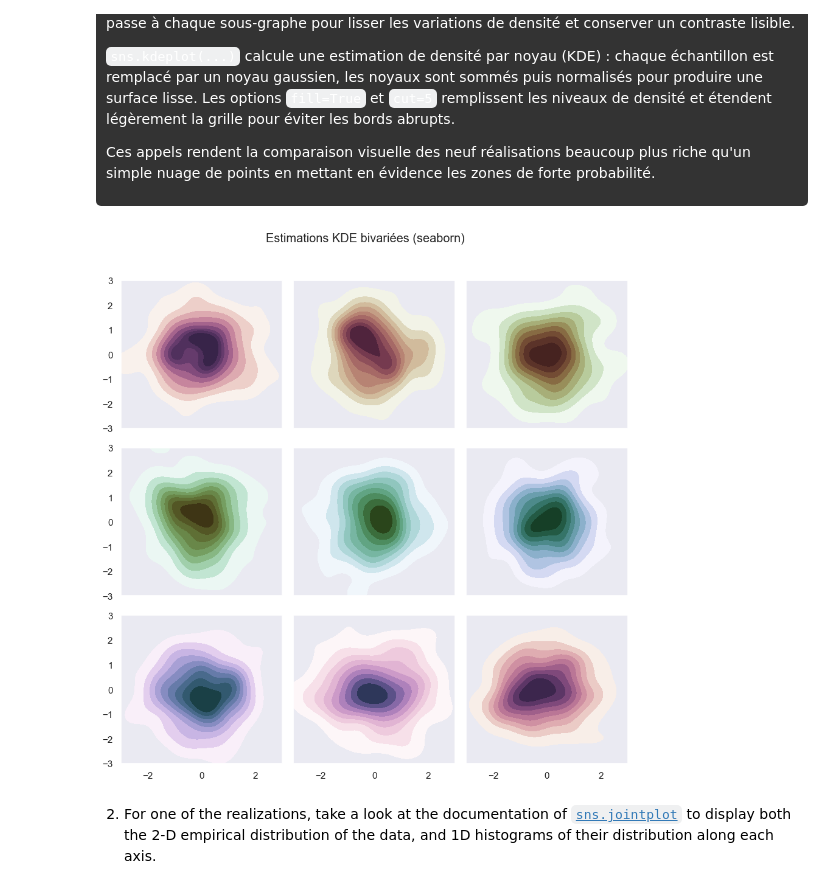
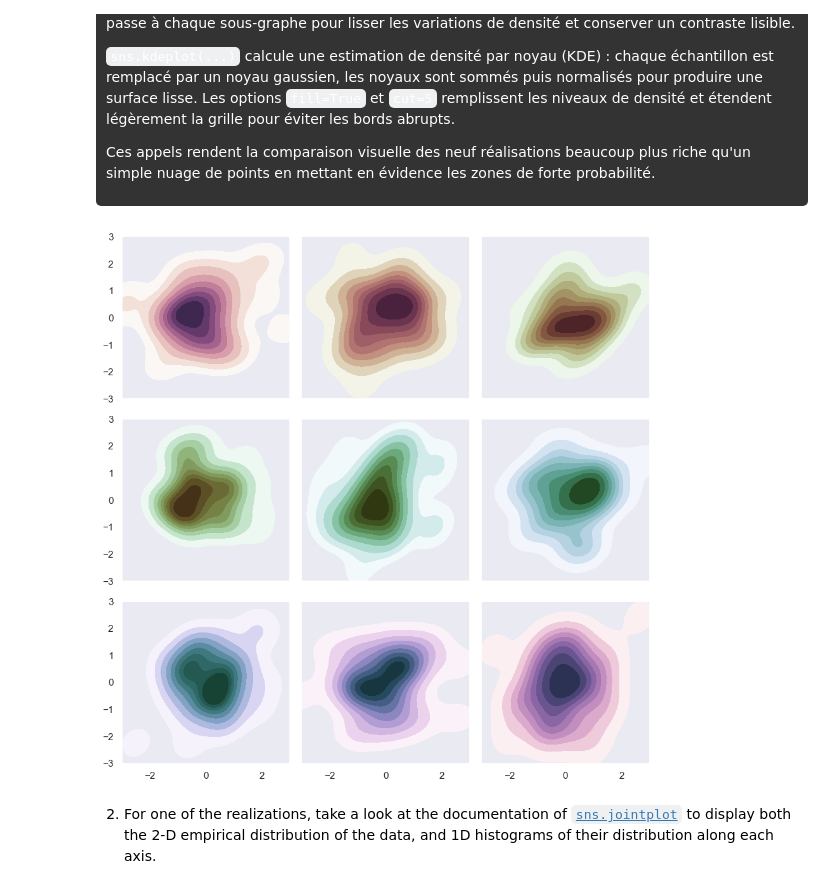
Before and after one commit to rosedel05/LAB1-DELANNOY-DOS-RAMOS, a Jupyter notebook: Labs/Lab5/lab5.ipynb, the cells around one changed output. Drawn from its saved outputs; the diff is of its cells as text; code cells hidden in the pictures.

```diff
--- a/Labs/Lab5/lab5.ipynb
+++ b/Labs/Lab5/lab5.ipynb
@@ -77,30 +77,22 @@ This will become an error in seaborn v0.14.0; please update your code.
   <p>Ces appels rendent la comparaison visuelle des neuf réalisations beaucoup plus riche qu'un simple nuage de points en mettant en évidence les zones de forte probabilité.</p>
 </div>
 # %%
+# On a remplacé shade par fill d'après les messages du code précédent
 
-# Visualisation KDE commentée (même exemple que ci-dessus)
-sns.set(style="dark")  # Thème sombre homogène pour l'ensemble des tracés
-rng = np.random.default_rng(50)  # Générateur fixé pour obtenir les mêmes nuages à chaque exécution
+sns.set(style="dark") # Thème sombre pour l'ensemble des tracés
+rng = np.random.default_rng(50) # Générateur fixé pour obtenir les mêmes nuages à chaque exécution
 
-fig, axes = plt.subplots(3, 3, figsize=(9, 9), sharex=True, sharey=True)
+f, axes = plt.subplots(3, 3, figsize=(9, 9), sharex=True, sharey=True) # Grille 3x3
 
-for ax, hue_start in zip(axes.flat, np.linspace(0, 3, 9)):
-    cmap = sns.cubehelix_palette(start=hue_start, light=1, as_cmap=True)  # Palette continue qui colore la densité
-    samples = rng.normal(size=(2, 150))  # Deux suites de gaussiennes indépendantes
-    sns.kdeplot(
-        x=samples[0],
-        y=samples[1],
-        cmap=cmap,
-        fill=True,  # Remplit les zones de densité pour mieux lire la carte
-        thresh=0.05,  # Ignore les zones très peu probables
-        cut=5,  # Étend légèrement la grille de calcul pour limiter les artefacts de bord
-        ax=ax,
-    )
-    ax.set(xlim=(-3, 3), ylim=(-3, 3))
+for ax, s in zip(axes.flat, np.linspace(0, 3, 10)):
+    cmap = sns.cubehelix_palette(start=s, light=1, as_cmap=True) # Palette continue qui colore la densité
+    x, y = rng.normal(size=(2, 50)) # Deux suites de gaussiennes indépendantes
+    sns.kdeplot(x=x, y=y, cmap=cmap, fill=True, cut=5, ax=ax) # 'fill = True' : Remplit les zones de densité pour mieux lire la carte
+    # 'cut = 5' : Étend légèrement la grille de calcul pour limiter les artefacts de bord
+    ax.set(xlim=(-3, 3), ylim=(-3, 3)) # Axes cohérents
 
-fig.suptitle("Estimations KDE bivariées (seaborn)", y=1.02)
-plt.tight_layout()
+f.tight_layout()
 # %% [output]
-[figure, old version]
+[figure, new version]
 # %% [markdown]
 2. For one of the realizations, take a look at the documentation of [`sns.jointplot`](https://seaborn.pydata.org/examples/joint_kde.html) to display both the 2-D empirical distribution of the data, and 1D histograms of their distribution along each axis.
```
Also changed, not shown: parts of 13 cells of this notebook.
